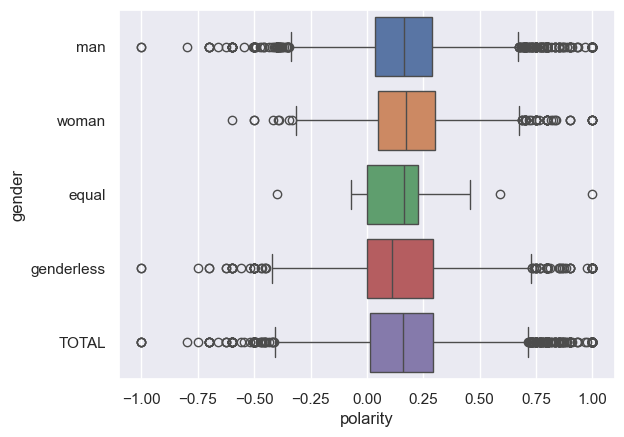
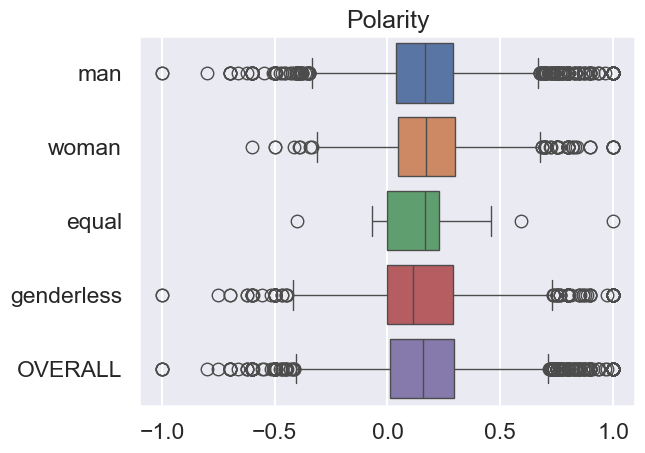
The change to this notebook cell's code, shown as a diff; its figure went from the first image to the second:
--- before
+++ after
@@ -1,3 +1,6 @@
-sns.boxplot(data=df_combined, x="polarity", y="gender", hue="gender", legend=False)
-plt.savefig("polarity.png", bbox_inches="tight")
+ax = sns.boxplot(data=df_combined, x="polarity", y="gender", hue="gender", legend=False)
+ax.set_ylabel("")
+ax.set_xlabel("")
+ax.set_title("Polarity")
+plt.savefig("figures/polarity_all.png", bbox_inches="tight", dpi=300)
 plt.show()

Commit: Update sentiment graphs.